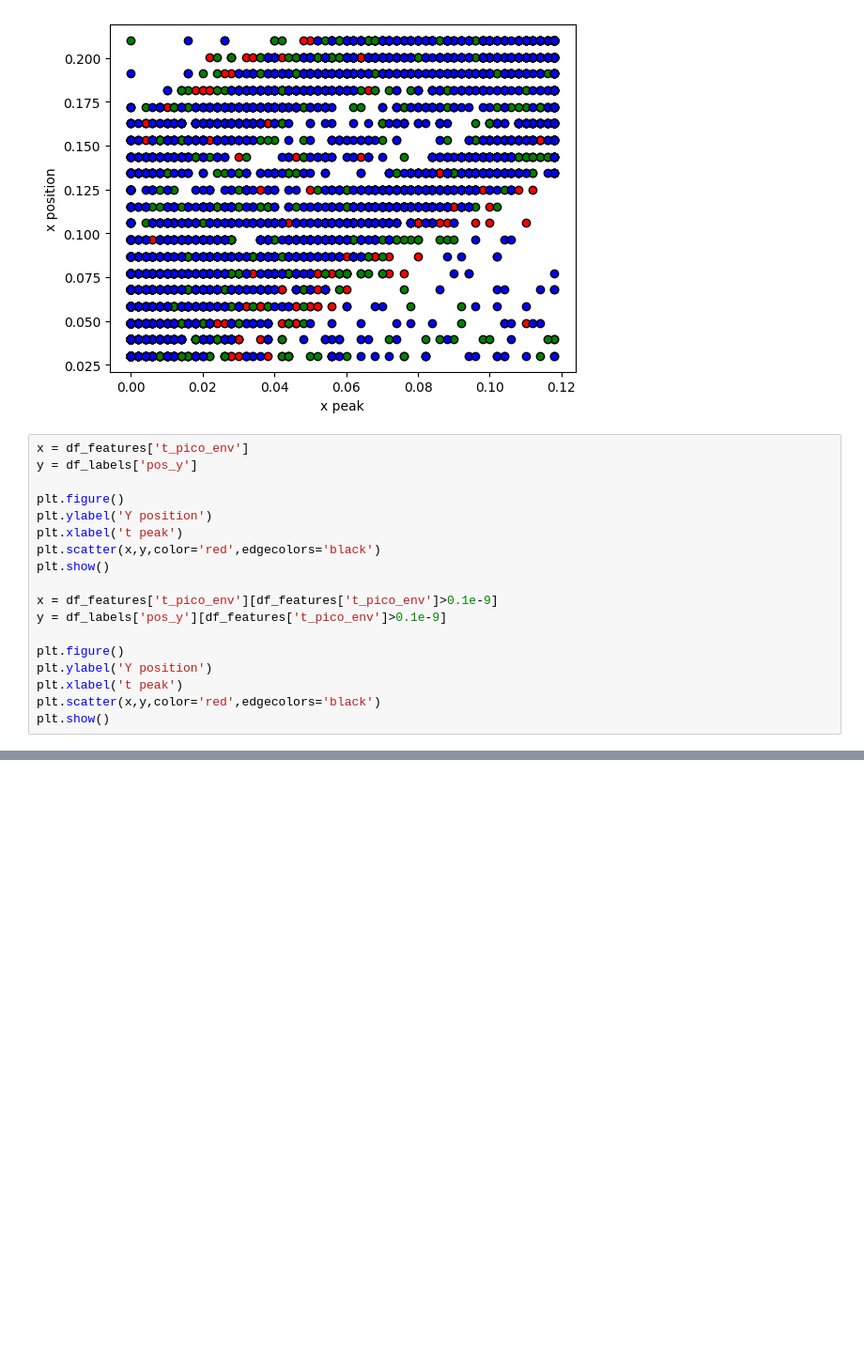
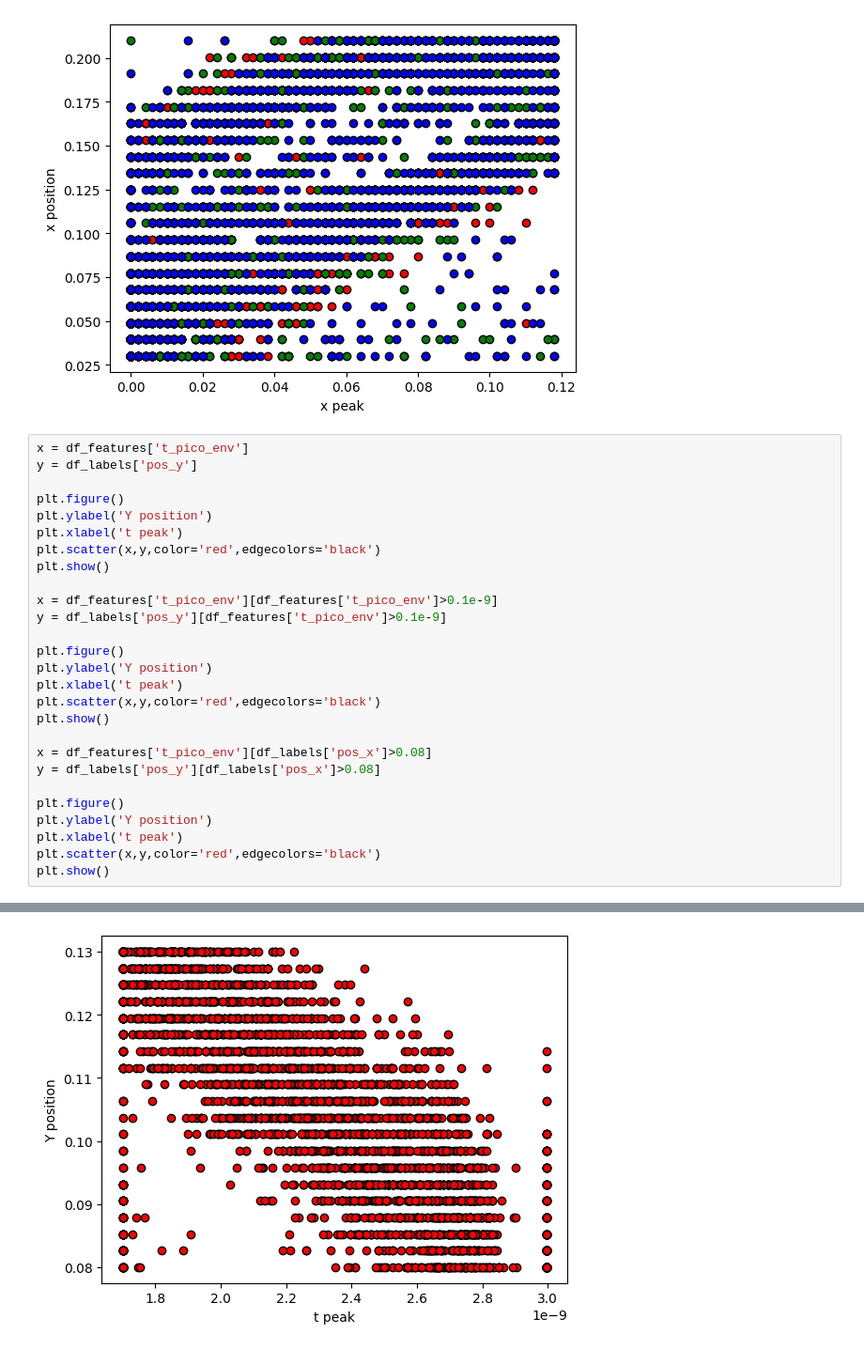
Before and after one commit to andrefsr/Machine-Learning-on-detection-of-buried-cylinders-via-GPR, a Jupyter notebook: sec_sim/machine_learning/data_analysis.ipynb, the cells around one changed output, grey strips where cells are left out. Shown at 94% size. Saved outputs shown, nothing was run; the diff lists cells and outputs as text; blank space fills up the shorter version.

```diff
--- a/sec_sim/machine_learning/data_analysis.ipynb
+++ b/sec_sim/machine_learning/data_analysis.ipynb
@@ -205,21 +205,31 @@ plt.show()
 # %%
 x = df_features['t_pico_env']
 y = df_labels['pos_y']
 
 plt.figure()
 plt.ylabel('Y position')
 plt.xlabel('t peak')
 plt.scatter(x,y,color='red',edgecolors='black')
 plt.show()
 
 x = df_features['t_pico_env'][df_features['t_pico_env']>0.1e-9]
 y = df_labels['pos_y'][df_features['t_pico_env']>0.1e-9]
 
 plt.figure()
 plt.ylabel('Y position')
 plt.xlabel('t peak')
 plt.scatter(x,y,color='red',edgecolors='black')
 plt.show()
+
+x = df_features['t_pico_env'][df_labels['pos_x']>0.08]
+y = df_labels['pos_y'][df_labels['pos_x']>0.08]
+
+plt.figure()
+plt.ylabel('Y position')
+plt.xlabel('t peak')
+plt.scatter(x,y,color='red',edgecolors='black')
+plt.show()
 # %% [output]
 [figure]
 [figure]
+[figure, added]
```
Also changed, not shown: 3 other files.
